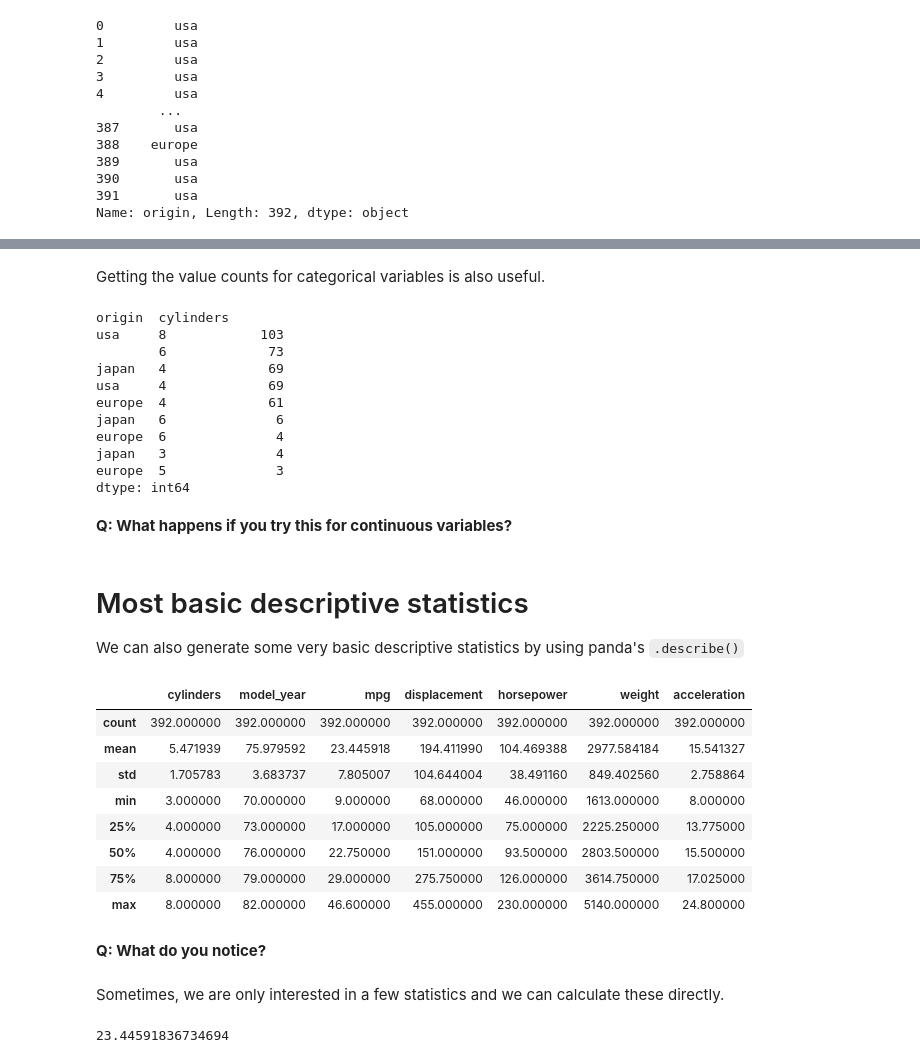
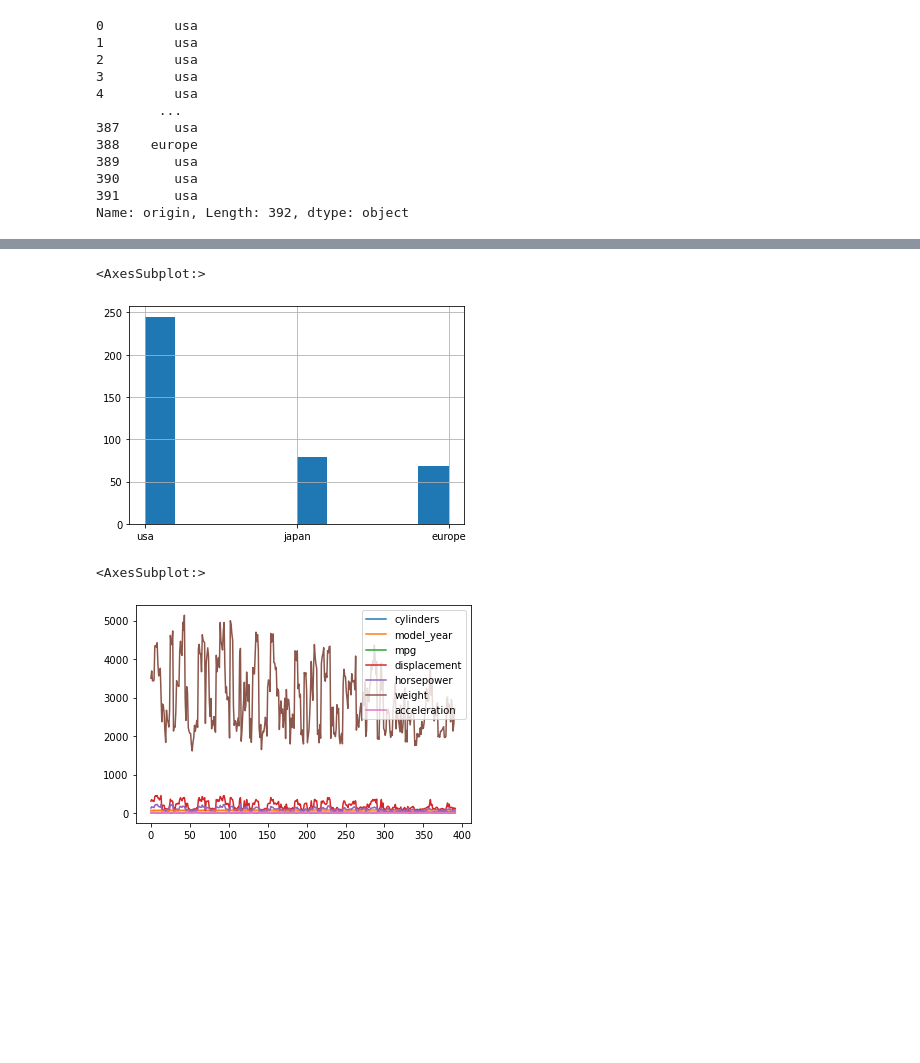
Before and after one commit to TobGerken/ISAT300, a Jupyter notebook: 2_DataVisualization.ipynb, the cells around one changed output, grey strips where cells are left out. Saved outputs shown, nothing was run; the diff lists cells and outputs as text; code cells hidden in the pictures; blank space fills up the shorter version.

Commit message:
first plots on second, added line in 1

```diff
--- a/2_DataVisualization.ipynb
+++ b/2_DataVisualization.ipynb
@@ -111,18 +117,5 @@ df[['mpg', 'horsepower']]
-# %% [markdown]
-Getting the value counts for categorical variables is also useful.
 # %%
-df[['origin','cylinders']].value_counts()
+df['origin'].hist()
 # %% [output]
-origin  cylinders
-usa     8            103
-        6             73
-japan   4             69
-usa     4             69
-europe  4             61
-japan   6              6
-europe  6              4
-japan   3              4
-europe  5              3
-dtype: int64
+<AxesSubplot:>
+[figure, added]
-# %% [markdown]
-**Q: What happens if you try this for continuous variables?**
@@ -131,25 +122,5 @@ dtype: int64
-# %% [markdown]
-# Most basic descriptive statistics
-
-We can also generate some very basic descriptive statistics by using panda's `.describe()`
 # %%
-df.describe()
+df.plot()
 # %% [output]
-|  | cylinders | model_year | mpg | displacement | horsepower | weight | acceleration |
-| count | 392.000000 | 392.000000 | 392.000000 | 392.000000 | 392.000000 | 392.000000 | 392.000000 |
-| mean | 5.471939 | 75.979592 | 23.445918 | 194.411990 | 104.469388 | 2977.584184 | 15.541327 |
-| std | 1.705783 | 3.683737 | 7.805007 | 104.644004 | 38.491160 | 849.402560 | 2.758864 |
-| min | 3.000000 | 70.000000 | 9.000000 | 68.000000 | 46.000000 | 1613.000000 | 8.000000 |
-| 25% | 4.000000 | 73.000000 | 17.000000 | 105.000000 | 75.000000 | 2225.250000 | 13.775000 |
-| 50% | 4.000000 | 76.000000 | 22.750000 | 151.000000 | 93.500000 | 2803.500000 | 15.500000 |
-| 75% | 8.000000 | 79.000000 | 29.000000 | 275.750000 | 126.000000 | 3614.750000 | 17.025000 |
-| max | 8.000000 | 82.000000 | 46.600000 | 455.000000 | 230.000000 | 5140.000000 | 24.800000 |
+<AxesSubplot:>
+[figure, added]
-# %% [markdown]
-**Q: What do you notice?**
-# %% [markdown]
-Sometimes, we are only interested in a few statistics and we can calculate these directly.
-# %%
-# Here is an example:
-df['mpg'].mean()
-# %% [output]
-23.44591836734694
```
Also changed, not shown: parts of 15 cells of this notebook, 1 other file.
